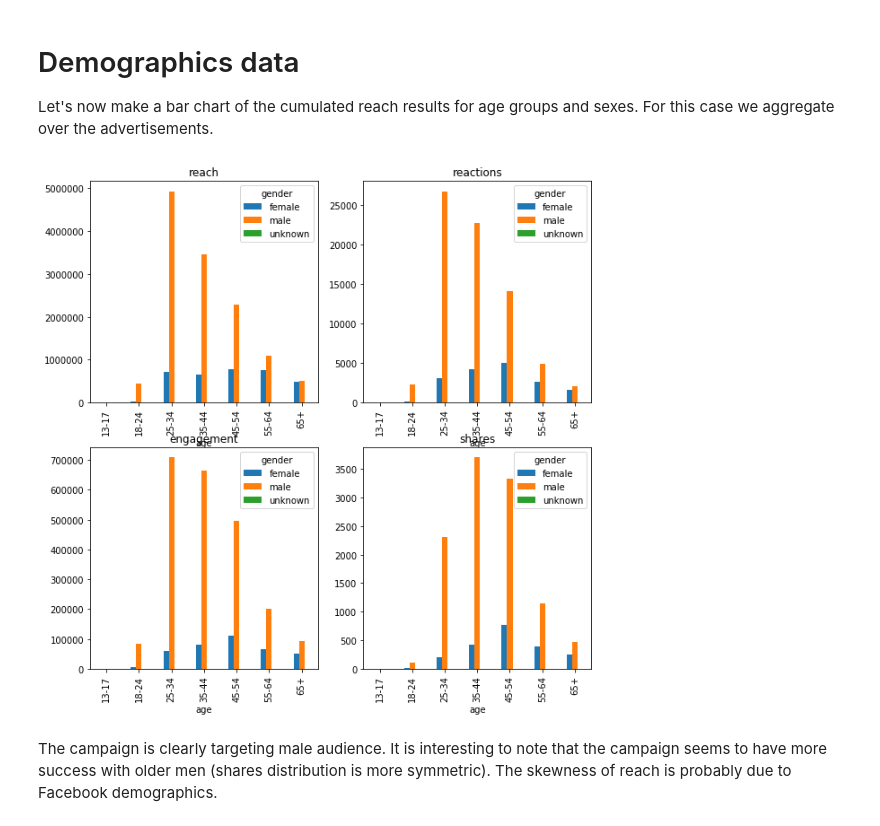
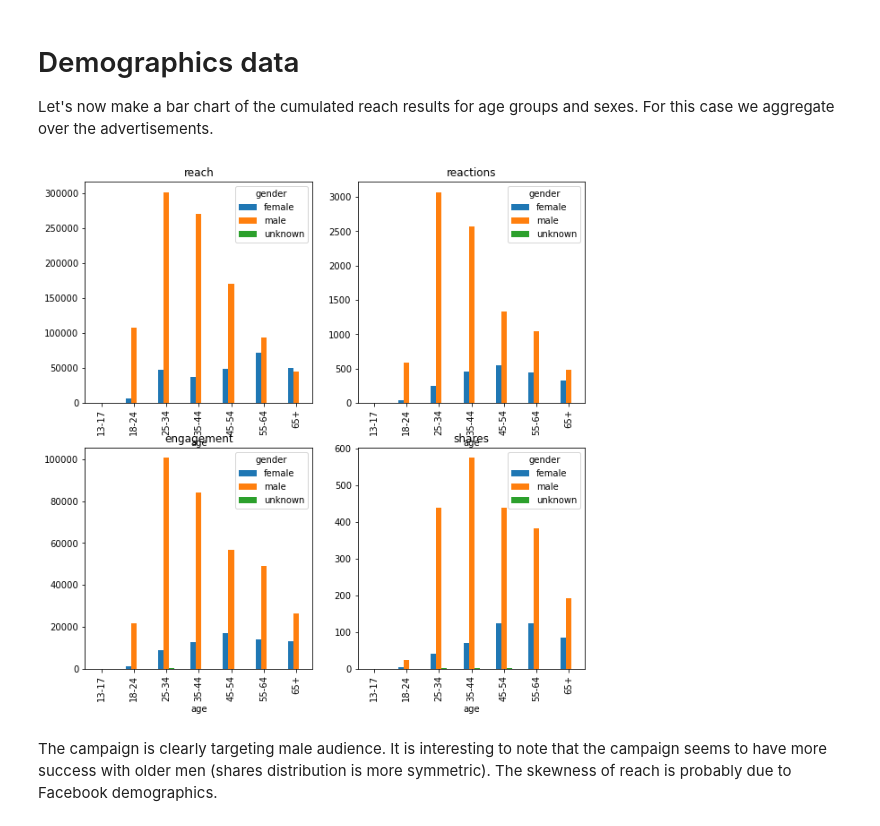
Before and after one commit to carlomt/pycourse, a Jupyter notebook: Notebooks/Exercise-01-Solution.ipynb, the cells around one changed output. Cells and saved outputs as stored; diff of their text form; code cells hidden in the pictures.

```diff
--- a/Notebooks/Exercise-01-Solution.ipynb
+++ b/Notebooks/Exercise-01-Solution.ipynb
@@ -190,16 +208,16 @@ Let's now make a bar chart of the cumulated reach results for age groups and sex
 # %%
 tmp = pd.pivot_table(
     df,
     index=['age'],
     columns=['gender'],
     values=['reach','reactions','engagement','shares']
-    ,aggfunc=np.sum)
+    ,aggfunc=lambda x: np.max(x))
 
 plt.figure(figsize=(10,10))
 for i,w in enumerate( ['reach','reactions','engagement','shares']):
     ax = plt.subplot(2,2,i+1)
     tmp.plot(y=w,kind='bar', ax = ax, title=w)
 # %% [output]
-[figure, old version]
+[figure, new version]
 # %% [markdown]
 The campaign is clearly targeting male audience. It is interesting to note that the campaign seems to have more success with older men (shares distribution is more symmetric). The skewness of reach is probably due to Facebook demographics.
```
Also changed, not shown: parts of 4 cells of this notebook, 3 other files.
